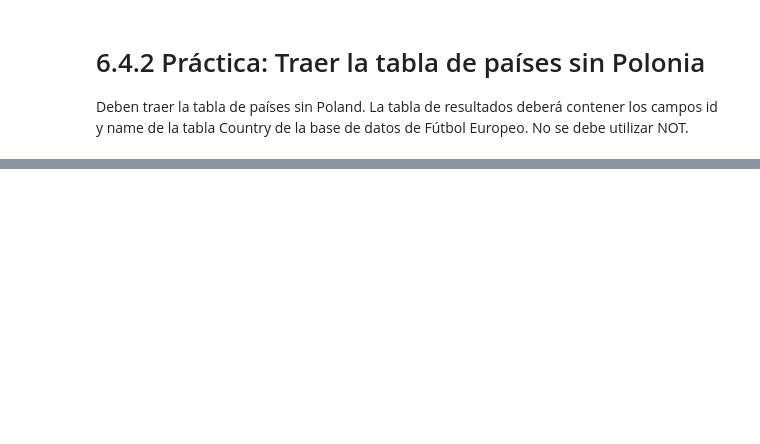
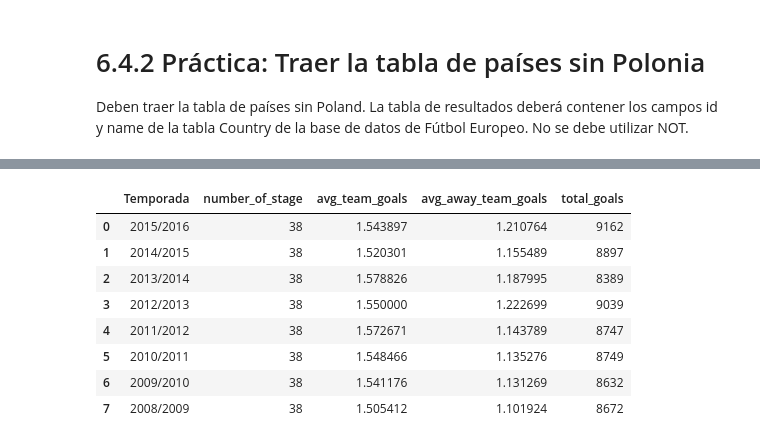
Before and after one commit to Dagnne/TalentoTechDag, a Jupyter notebook: Taller_SQL.ipynb, the cells around one changed output, grey strips where cells are left out. Saved outputs shown, nothing was run; the diff lists cells and outputs as text; code cells hidden in the pictures; blank space fills up the shorter version.

```diff
--- a/Taller_SQL.ipynb
+++ b/Taller_SQL.ipynb
@@ -874,0 +1067,20 @@ countries_dif
+# %%
+query = """ SELECT season AS Temporada, COUNT (DISTINCT stage) AS number_of_stage,
+AVG (home_team_goal) AS avg_team_goals, AVG(away_team_goal) AS avg_away_team_goals,
+SUM (home_team_goal + away_team_goal) AS total_goals
+            FROM match
+            GROUP BY season
+            ORDER BY season DESC;"""
+
+stages_by_season = pd.read_sql(query, conn)
+stages_by_season
+# %% [output]
+|  | Temporada | number_of_stage | avg_team_goals | avg_away_team_goals | total_goals |
+| 0 | 2015/2016 | 38 | 1.543897 | 1.210764 | 9162 |
+| 1 | 2014/2015 | 38 | 1.520301 | 1.155489 | 8897 |
+| 2 | 2013/2014 | 38 | 1.578826 | 1.187995 | 8389 |
+| 3 | 2012/2013 | 38 | 1.550000 | 1.222699 | 9039 |
+| 4 | 2011/2012 | 38 | 1.572671 | 1.143789 | 8747 |
+| 5 | 2010/2011 | 38 | 1.548466 | 1.135276 | 8749 |
+| 6 | 2009/2010 | 38 | 1.541176 | 1.131269 | 8632 |
+| 7 | 2008/2009 | 38 | 1.505412 | 1.101924 | 8672 |
```
Also changed, not shown: parts of 23 cells of this notebook.
